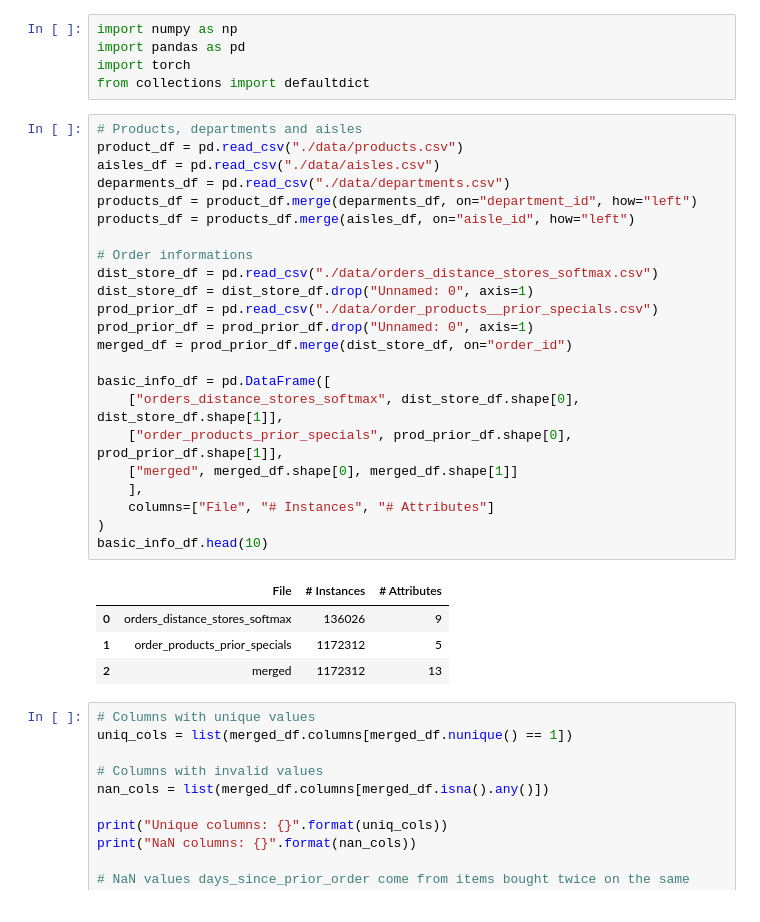
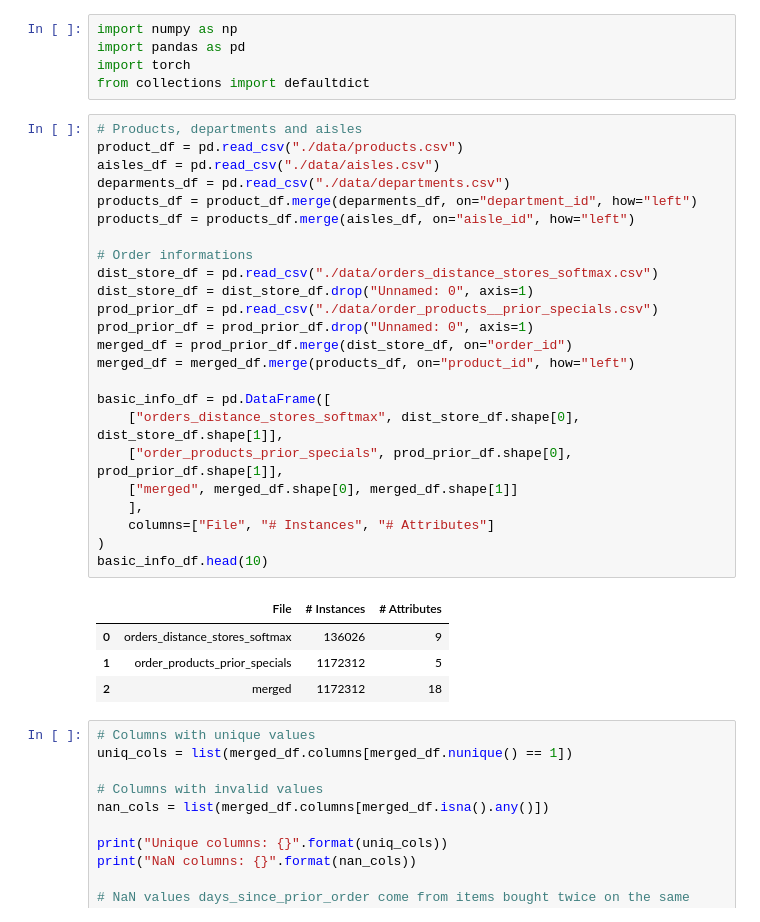
Before and after one commit to ireydiak/fraud_detection, a Jupyter notebook: TP2/JC/groupe5_tp2.ipynb, the cells around one changed output. Cells and saved outputs as stored; diff of their text form.

```diff
--- a/TP2/JC/groupe5_tp2.ipynb
+++ b/TP2/JC/groupe5_tp2.ipynb
@@ -6,31 +6,32 @@ from collections import defaultdict
 # %%
 # Products, departments and aisles
 product_df = pd.read_csv("./data/products.csv")
 aisles_df = pd.read_csv("./data/aisles.csv")
 deparments_df = pd.read_csv("./data/departments.csv")
 products_df = product_df.merge(deparments_df, on="department_id", how="left")
 products_df = products_df.merge(aisles_df, on="aisle_id", how="left")
 
 # Order informations
 dist_store_df = pd.read_csv("./data/orders_distance_stores_softmax.csv")
 dist_store_df = dist_store_df.drop("Unnamed: 0", axis=1)
 prod_prior_df = pd.read_csv("./data/order_products__prior_specials.csv")
 prod_prior_df = prod_prior_df.drop("Unnamed: 0", axis=1)
 merged_df = prod_prior_df.merge(dist_store_df, on="order_id")
+merged_df = merged_df.merge(products_df, on="product_id", how="left")
 
 basic_info_df = pd.DataFrame([
     ["orders_distance_stores_softmax", dist_store_df.shape[0], dist_store_df.shape[1]],
     ["order_products_prior_specials", prod_prior_df.shape[0], prod_prior_df.shape[1]],
     ["merged", merged_df.shape[0], merged_df.shape[1]]
     ],
     columns=["File", "# Instances", "# Attributes"]
 )
 basic_info_df.head(10)
 # %% [output]
 |  | File | # Instances | # Attributes |
 | 0 | orders_distance_stores_softmax | 136026 | 9 |
 | 1 | order_products_prior_specials | 1172312 | 5 |
-| 2 | merged | 1172312 | 13 |
+| 2 | merged | 1172312 | 18 |
 # %%
 # Columns with unique values
 uniq_cols = list(merged_df.columns[merged_df.nunique() == 1])
```
Also changed, not shown: parts of 19 cells of this notebook, 1 other file.
